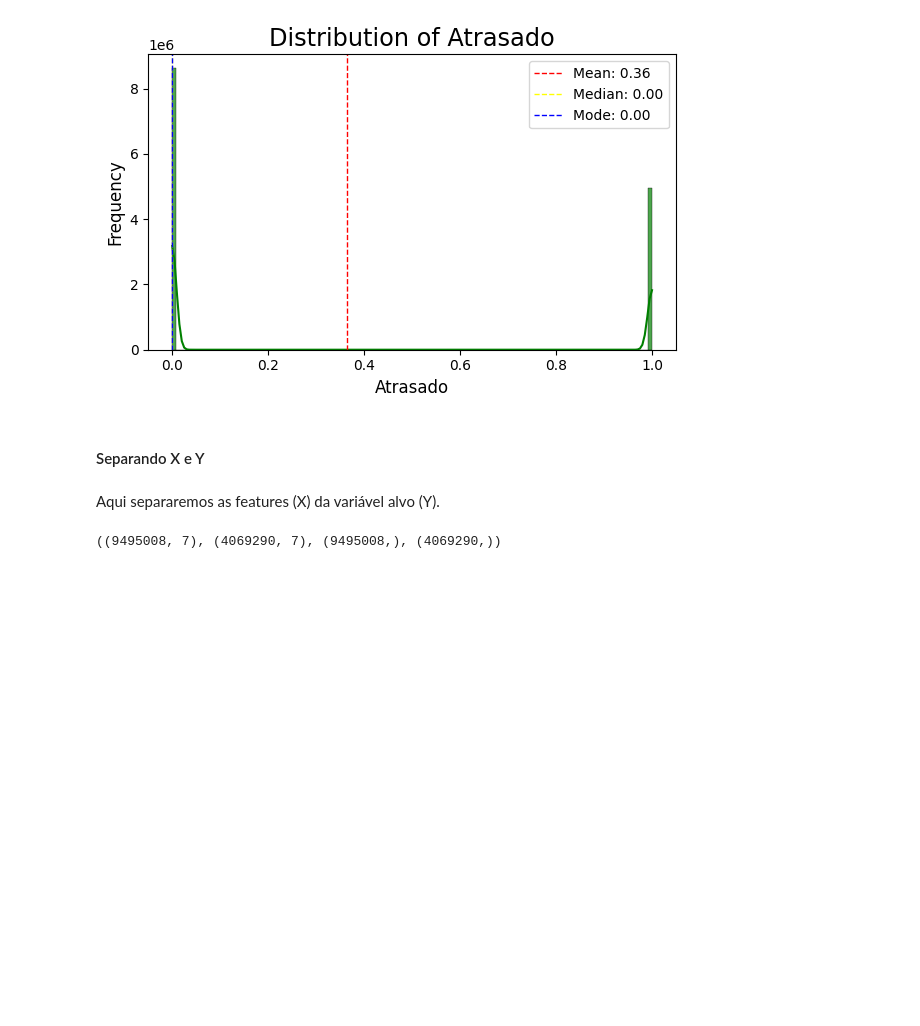
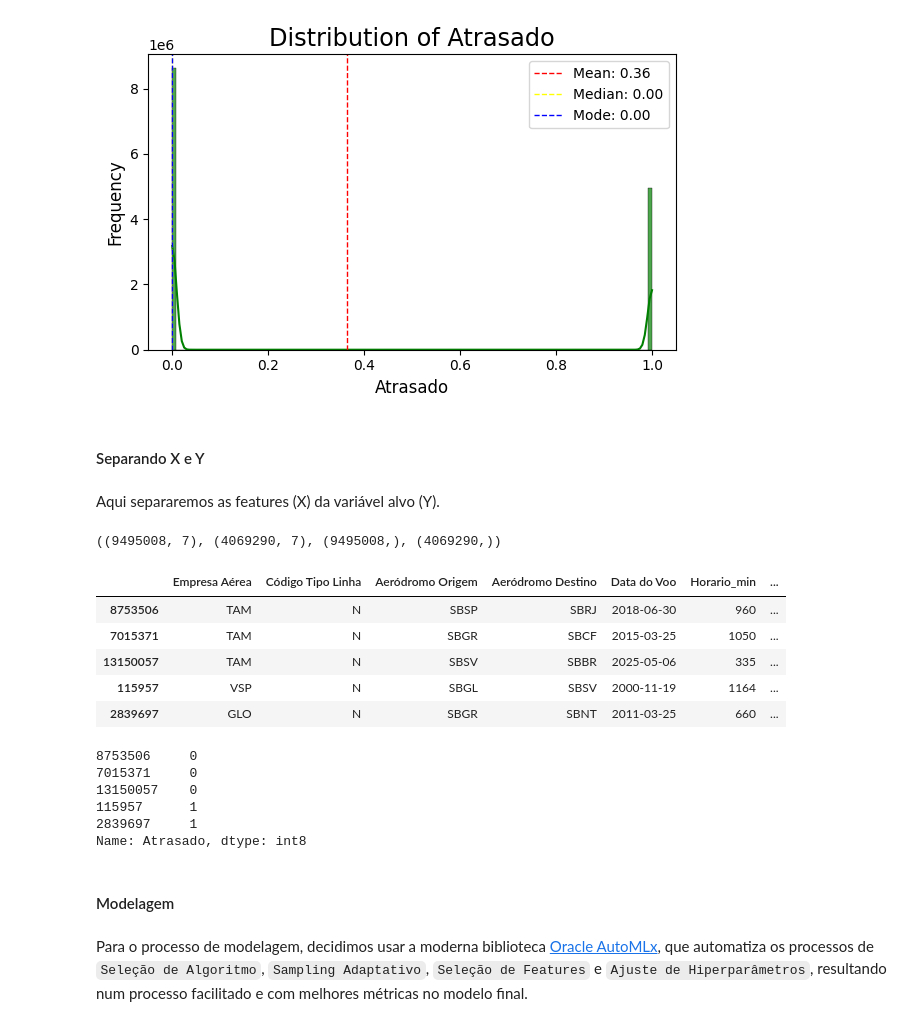
Before and after one commit to RavyBomfim/FlightOnTime-DataScience, a Jupyter notebook: main.ipynb, the cells around one changed output. Cells and saved outputs as stored; diff of their text form; code cells hidden in the pictures; blank space fills up the shorter version.

Commit message:
setup inicial oracle automlx

```diff
--- a/main.ipynb
+++ b/main.ipynb
@@ -431,3 +423,25 @@ X_train, X_test, y_train, y_test = train_test_split(
 X_train.shape, X_test.shape, y_train.shape, y_test.shape
 # %% [output]
 ((9495008, 7), (4069290, 7), (9495008,), (4069290,))
+# %%
+X_train.head()
+# %% [output]
+|  | Empresa Aérea | Código Tipo Linha | Aeródromo Origem | Aeródromo Destino | Data do Voo | Horario_min | ... |
+| 8753506 | TAM | N | SBSP | SBRJ | 2018-06-30 | 960 | ... |
+| 7015371 | TAM | N | SBGR | SBCF | 2015-03-25 | 1050 | ... |
+| 13150057 | TAM | N | SBSV | SBBR | 2025-05-06 | 335 | ... |
+| 115957 | VSP | N | SBGL | SBSV | 2000-11-19 | 1164 | ... |
+| 2839697 | GLO | N | SBGR | SBNT | 2011-03-25 | 660 | ... |
+# %%
+y_train.head()
+# %% [output]
+8753506     0
+7015371     0
+13150057    0
+115957      1
+2839697     1
+Name: Atrasado, dtype: int8
+# %% [markdown]
+#### Modelagem
+# %% [markdown]
+Para o processo de modelagem, decidimos usar a moderna biblioteca [Oracle AutoMLx](https://docs.oracle.com/en-us/iaas/tools/automlx/latest/latest/index.html), que automatiza os processos de `Seleção de Algoritmo`, `Sampling Adaptativo`, `Seleção de Features` e `Ajuste de Hiperparâmetros`, resultando num processo facilitado e com melhores métricas no modelo final.
```
Also changed, not shown: parts of 20 cells of this notebook, 2 other files.
